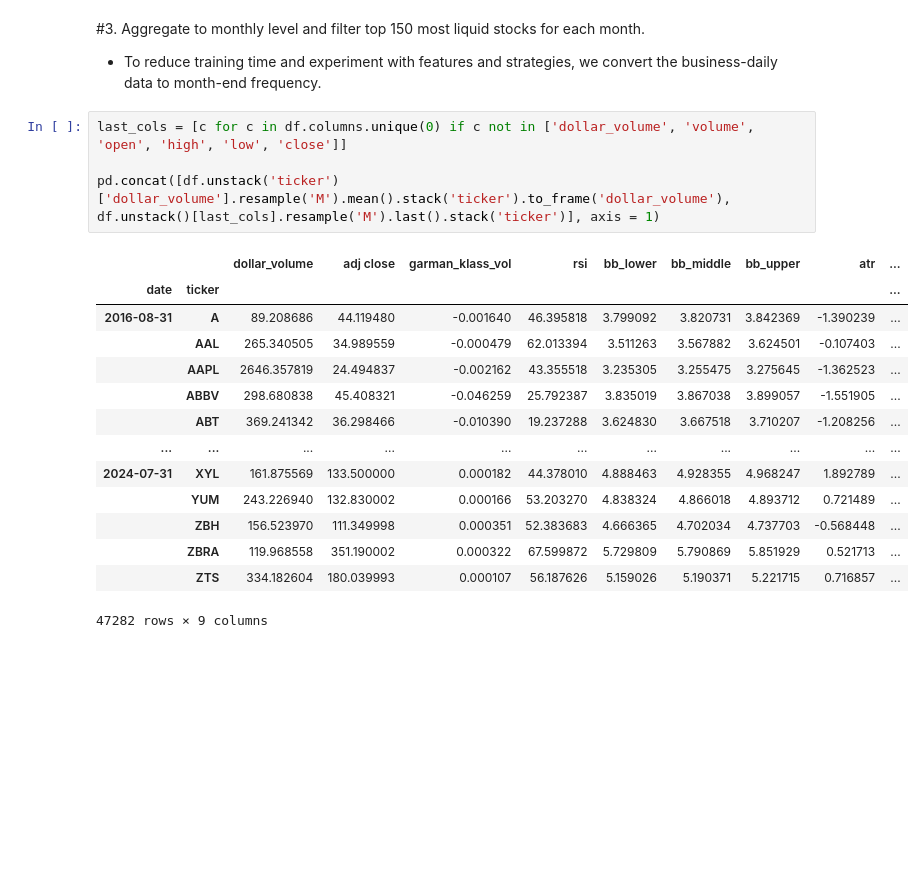
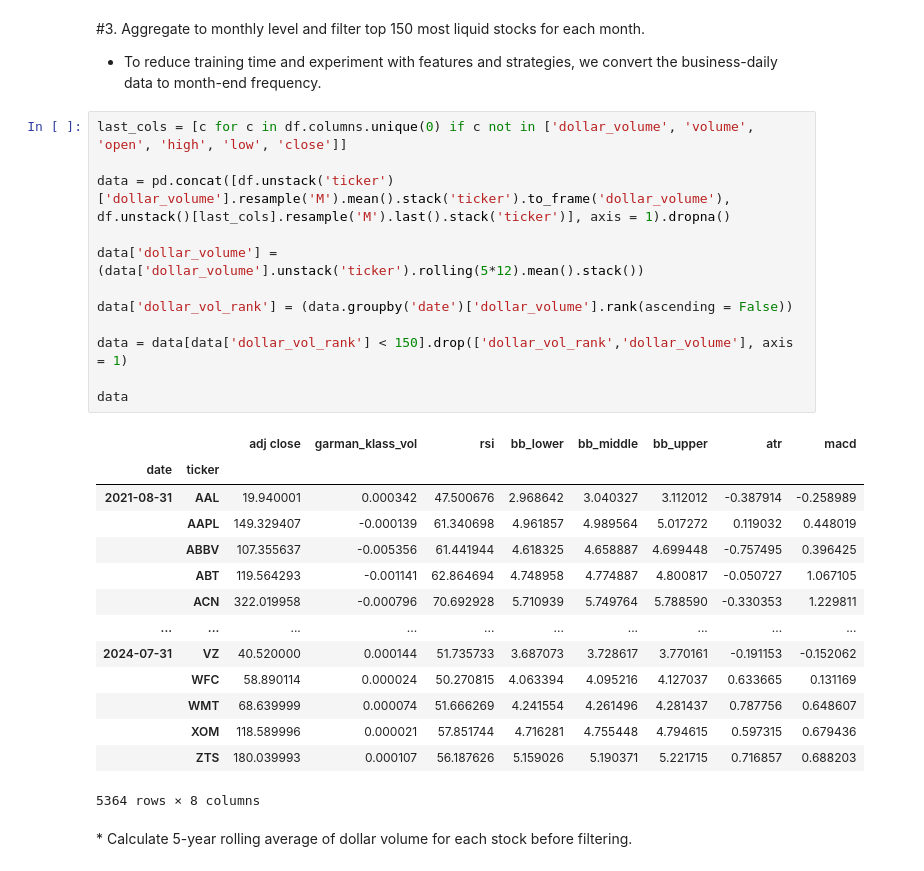
Before and after one commit to Radyko/MLQuantStrategy, a Jupyter notebook: AlgorithminTradingUnsupervisedLearning.ipynb, the cells around one changed output. Cells and saved outputs as stored; diff of their text form; blank space fills up the shorter version.

```diff
--- a/AlgorithminTradingUnsupervisedLearning.ipynb
+++ b/AlgorithminTradingUnsupervisedLearning.ipynb
@@ -125,20 +125,30 @@ df
 # %%
 last_cols = [c for c in df.columns.unique(0) if c not in ['dollar_volume', 'volume', 'open', 'high', 'low', 'close']]
 
-pd.concat([df.unstack('ticker')['dollar_volume'].resample('M').mean().stack('ticker').to_frame('dollar_volume'),
-df.unstack()[last_cols].resample('M').last().stack('ticker')], axis = 1)
+data = pd.concat([df.unstack('ticker')['dollar_volume'].resample('M').mean().stack('ticker').to_frame('dollar_volume'),
+df.unstack()[last_cols].resample('M').last().stack('ticker')], axis = 1).dropna()
+
+data['dollar_volume'] = (data['dollar_volume'].unstack('ticker').rolling(5*12).mean().stack())
+
+data['dollar_vol_rank'] = (data.groupby('date')['dollar_volume'].rank(ascending = False))
+
+data = data[data['dollar_vol_rank'] < 150].drop(['dollar_vol_rank','dollar_volume'], axis = 1)
+
+data
 # %% [output]
-|  |  | dollar_volume | adj close | garman_klass_vol | rsi | bb_lower | bb_middle | bb_upper | atr | ... |
-| date | ticker |  |  |  |  |  |  |  |  | ... |
-| 2016-08-31 | A | 89.208686 | 44.119480 | -0.001640 | 46.395818 | 3.799092 | 3.820731 | 3.842369 | -1.390239 | ... |
-|  | AAL | 265.340505 | 34.989559 | -0.000479 | 62.013394 | 3.511263 | 3.567882 | 3.624501 | -0.107403 | ... |
-|  | AAPL | 2646.357819 | 24.494837 | -0.002162 | 43.355518 | 3.235305 | 3.255475 | 3.275645 | -1.362523 | ... |
-|  | ABBV | 298.680838 | 45.408321 | -0.046259 | 25.792387 | 3.835019 | 3.867038 | 3.899057 | -1.551905 | ... |
-|  | ABT | 369.241342 | 36.298466 | -0.010390 | 19.237288 | 3.624830 | 3.667518 | 3.710207 | -1.208256 | ... |
-| ... | ... | ... | ... | ... | ... | ... | ... | ... | ... | ... |
-| 2024-07-31 | XYL | 161.875569 | 133.500000 | 0.000182 | 44.378010 | 4.888463 | 4.928355 | 4.968247 | 1.892789 | ... |
-|  | YUM | 243.226940 | 132.830002 | 0.000166 | 53.203270 | 4.838324 | 4.866018 | 4.893712 | 0.721489 | ... |
-|  | ZBH | 156.523970 | 111.349998 | 0.000351 | 52.383683 | 4.666365 | 4.702034 | 4.737703 | -0.568448 | ... |
-|  | ZBRA | 119.968558 | 351.190002 | 0.000322 | 67.599872 | 5.729809 | 5.790869 | 5.851929 | 0.521713 | ... |
-|  | ZTS | 334.182604 | 180.039993 | 0.000107 | 56.187626 | 5.159026 | 5.190371 | 5.221715 | 0.716857 | ... |
+|  |  | adj close | garman_klass_vol | rsi | bb_lower | bb_middle | bb_upper | atr | macd |
+| date | ticker |  |  |  |  |  |  |  |  |
+| 2021-08-31 | AAL | 19.940001 | 0.000342 | 47.500676 | 2.968642 | 3.040327 | 3.112012 | -0.387914 | -0.258989 |
+|  | AAPL | 149.329407 | -0.000139 | 61.340698 | 4.961857 | 4.989564 | 5.017272 | 0.119032 | 0.448019 |
+|  | ABBV | 107.355637 | -0.005356 | 61.441944 | 4.618325 | 4.658887 | 4.699448 | -0.757495 | 0.396425 |
+|  | ABT | 119.564293 | -0.001141 | 62.864694 | 4.748958 | 4.774887 | 4.800817 | -0.050727 | 1.067105 |
+|  | ACN | 322.019958 | -0.000796 | 70.692928 | 5.710939 | 5.749764 | 5.788590 | -0.330353 | 1.229811 |
+| ... | ... | ... | ... | ... | ... | ... | ... | ... | ... |
+| 2024-07-31 | VZ | 40.520000 | 0.000144 | 51.735733 | 3.687073 | 3.728617 | 3.770161 | -0.191153 | -0.152062 |
+|  | WFC | 58.890114 | 0.000024 | 50.270815 | 4.063394 | 4.095216 | 4.127037 | 0.633665 | 0.131169 |
+|  | WMT | 68.639999 | 0.000074 | 51.666269 | 4.241554 | 4.261496 | 4.281437 | 0.787756 | 0.648607 |
+|  | XOM | 118.589996 | 0.000021 | 57.851744 | 4.716281 | 4.755448 | 4.794615 | 0.597315 | 0.679436 |
+|  | ZTS | 180.039993 | 0.000107 | 56.187626 | 5.159026 | 5.190371 | 5.221715 | 0.716857 | 0.688203 |
-47282 rows × 9 columns
+5364 rows × 8 columns
+# %% [markdown]
+\*   Calculate 5-year rolling average of dollar volume for each stock before filtering.
```
Also changed, not shown: parts of 2 cells of this notebook.
